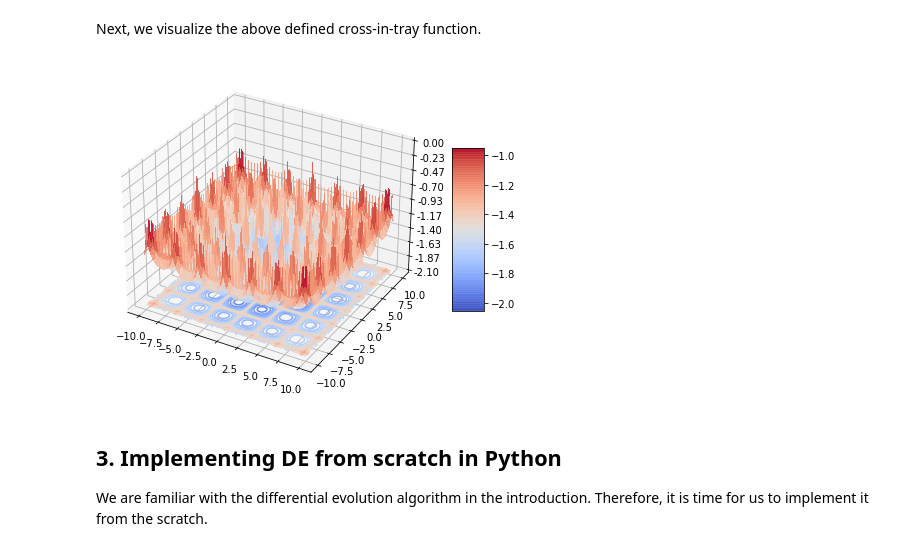
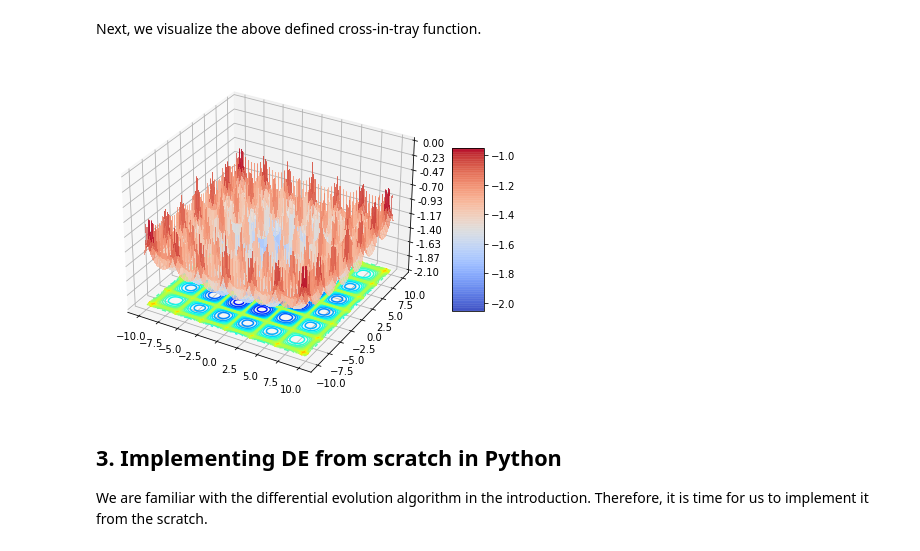
Before and after one commit to rickqiu/algorithms, a Jupyter notebook: Differential Evolution.ipynb, the cells around one changed output. Saved outputs shown, nothing was run; the diff lists cells and outputs as text; code cells hidden in the pictures.

```diff
--- a/Differential Evolution.ipynb
+++ b/Differential Evolution.ipynb
@@ -60,28 +60,28 @@ Next, we visualize the above defined cross-in-tray function.
 # %%
 x1 = np.linspace(-10, 10, 1000)
 x2 = np.linspace(-10, 10, 1000)
 X,Y = np.meshgrid(x1, x2)
 Z = objective([X,Y])
 
 fig = plt.figure(figsize=(8, 6))
 ax = fig.add_subplot(1, 1, 1, projection='3d')
 
 # Plot the surface.
 surf = ax.plot_surface(X, Y, Z, cmap=cm.coolwarm, linewidth=0, antialiased=False, alpha=0.7)
 
 # Plot the contour.
-ax.contour(X, Y, Z, zdir='z', levels=30, offset=np.min(Z), cmap=cm.coolwarm)
+ax.contour(X, Y, Z, zdir='z', levels=30, offset=np.min(Z), cmap='jet')
 
 # Customize the z axis.
 ax.set_zlim(-2.1, 0)
 ax.zaxis.set_major_locator(LinearLocator(10))
 ax.zaxis.set_major_formatter(FormatStrFormatter('%.02f'))
 
 # Add a color bar which maps values to colors.
 fig.colorbar(surf, shrink=0.5, aspect=5)
 plt.show()
 # %% [output]
-[figure, old version]
+[figure, new version]
 # %% [markdown]
 ## 3. Implementing DE from scratch in Python
 We are familiar with the differential evolution algorithm in the introduction. Therefore, it is time for us to implement it from the scratch.
```
Also changed, not shown: parts of 1 cell of this notebook.
